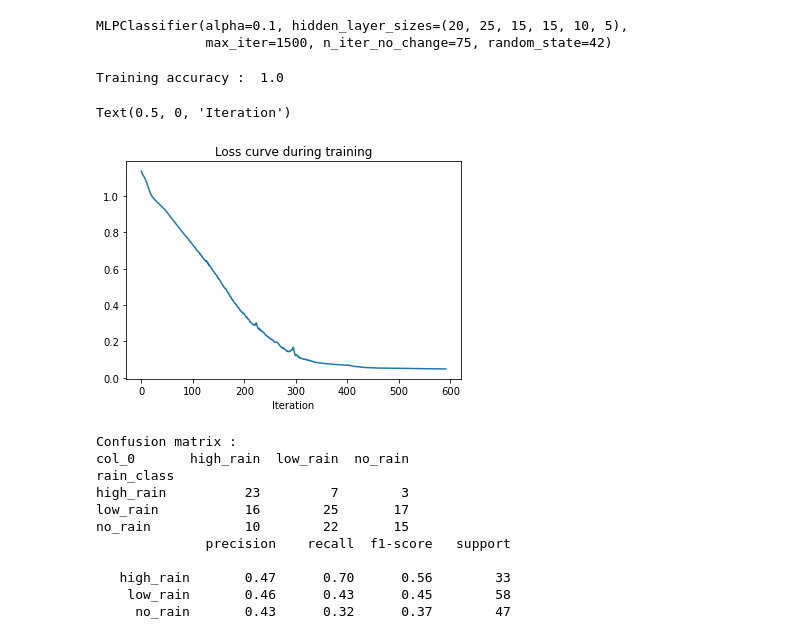
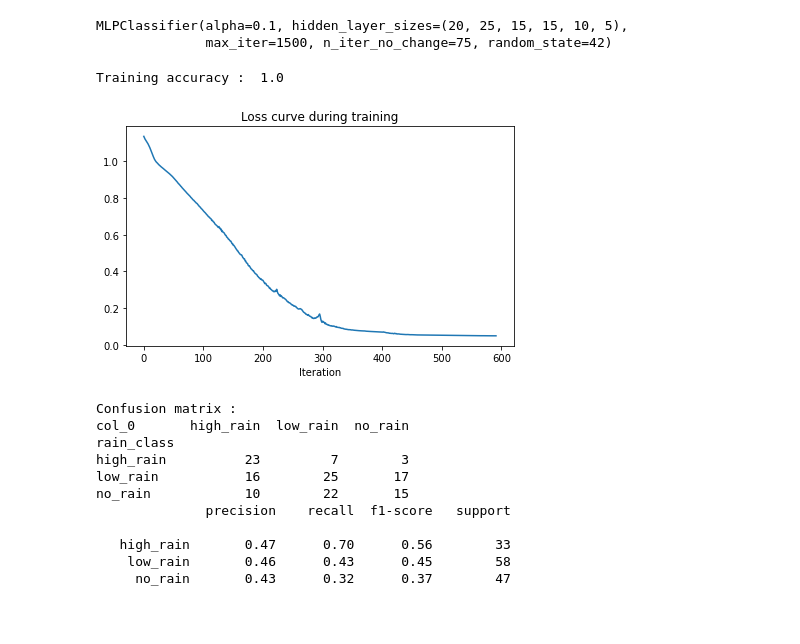
Before and after one commit to NguyenHai7120/4A-MachineLearning-Project, a Jupyter notebook: Classification_python.ipynb, the cells around one changed output. Saved outputs shown, nothing was run; the diff lists cells and outputs as text; code cells hidden in the pictures.

```diff
--- a/Classification_python.ipynb
+++ b/Classification_python.ipynb
@@ -698,13 +700,15 @@ MLPClassifier(alpha=0.1, hidden_layer_sizes=(20, 25, 15, 15, 10, 5),
               max_iter=1500, n_iter_no_change=75, random_state=42)
 # %%
 print("Training accuracy : ", nnet_of.score(X_train, Y_train_class))
+plt.figure(figsize=(6,4))
 plt.plot(nnet_of.loss_curve_)
 plt.title("Loss curve during training")
 plt.xlabel("Iteration")
+plt.tight_layout()
+plt.savefig("loss_nn_overfit.pdf")
 # %% [output]
 Training accuracy :  1.0
-Text(0.5, 0, 'Iteration')
-[figure, old version]
+[figure, new version]
 # %%
 y_pred_test = nnet_of.predict(X_test)
 
```
Also changed, not shown: parts of 5 cells of this notebook.
